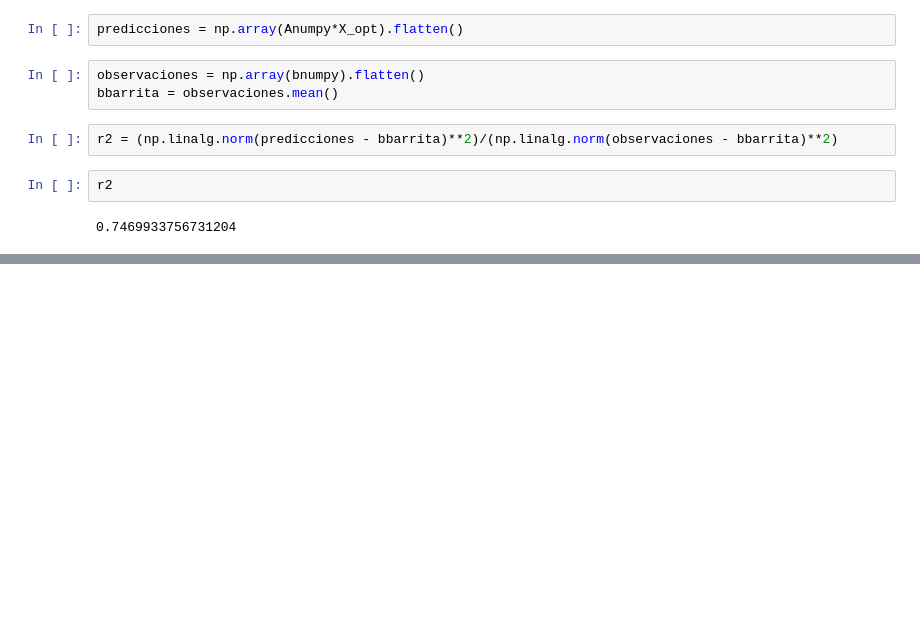
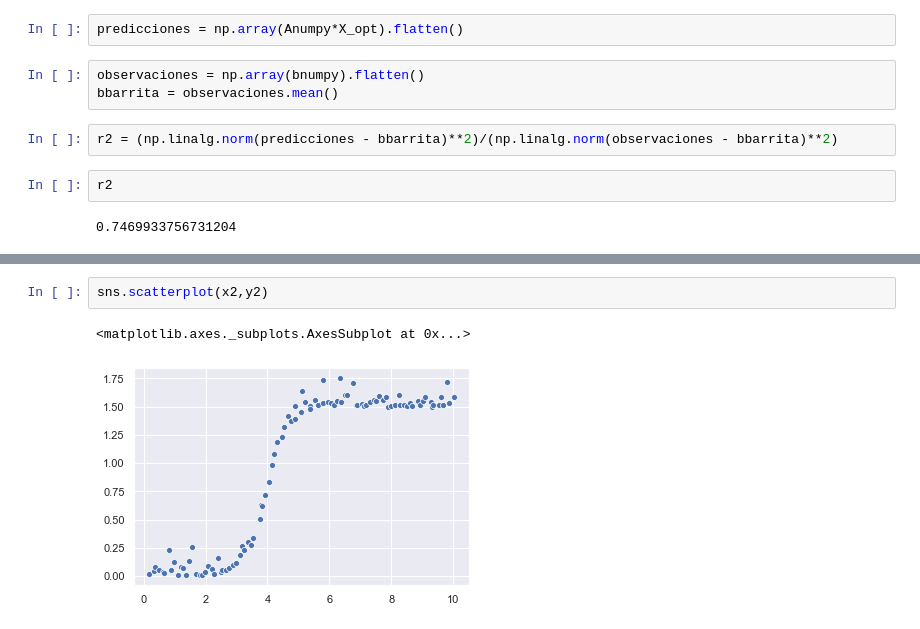
Before and after one commit to BrayanGar123/FISI2028-202010, a Jupyter notebook: ejercicios/semana8-9/sistemas-lineales.ipynb, the cells around one changed output, grey strips where cells are left out. Cells and saved outputs as stored; diff of their text form; blank space fills up the shorter version.

```diff
--- a/ejercicios/semana8-9/sistemas-lineales.ipynb
+++ b/ejercicios/semana8-9/sistemas-lineales.ipynb
@@ -91,0 +200,5 @@ r2
+# %%
+sns.scatterplot(x2,y2)
+# %% [output]
+<matplotlib.axes._subplots.AxesSubplot at 0x...>
+[figure, added]
```
Also changed, not shown: parts of 25 cells of this notebook, 1 other file.
